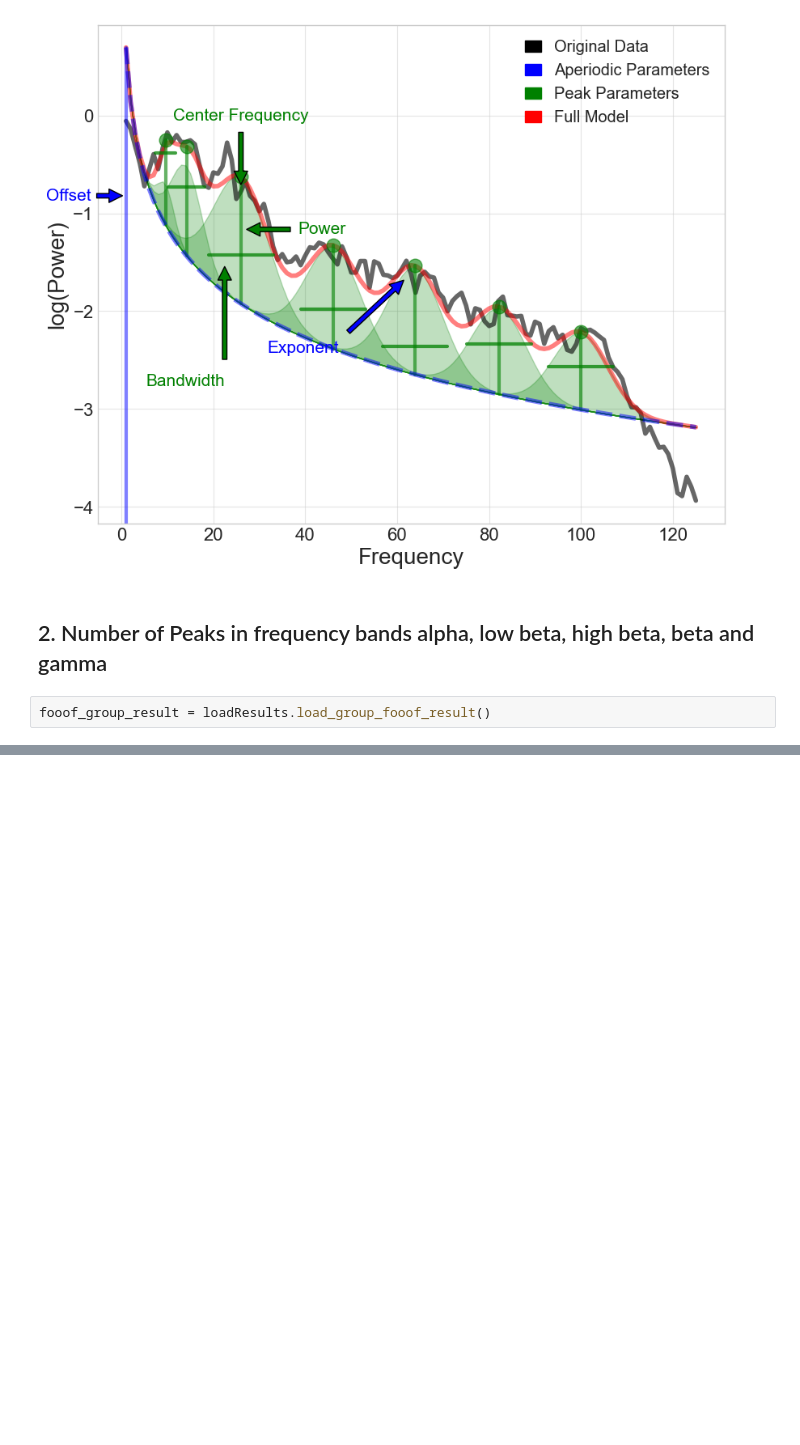
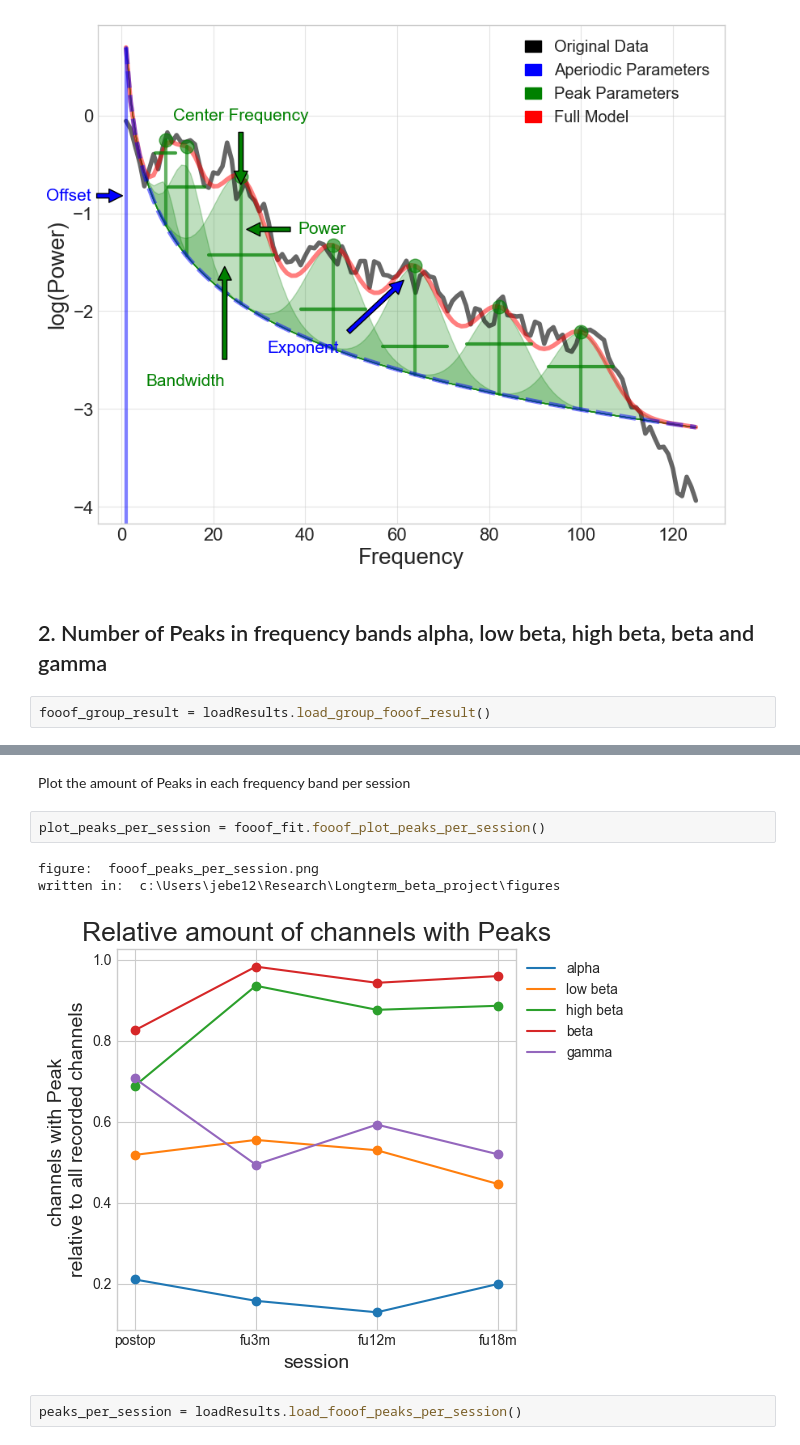
Before and after one commit to JKBehnke/BetaSenSightLongterm, a Jupyter notebook: notebooks/fooof_playground.ipynb, the cells around one changed output, grey strips where cells are left out. Saved outputs shown, nothing was run; the diff lists cells and outputs as text; blank space fills up the shorter version.

```diff
--- a/notebooks/fooof_playground.ipynb
+++ b/notebooks/fooof_playground.ipynb
@@ -649,0 +582,10 @@ session_peak_df
+# %% [markdown]
+Plot the amount of Peaks in each frequency band per session
+# %%
+plot_peaks_per_session = fooof_fit.fooof_plot_peaks_per_session()
+# %% [output]
+figure:  fooof_peaks_per_session.png
+written in:  c:\Users\jebe12\Research\Longterm_beta_project\figures
+[figure, added]
+# %%
+peaks_per_session = loadResults.load_fooof_peaks_per_session()
```
Also changed, not shown: parts of 30 cells of this notebook, 1 other file.
